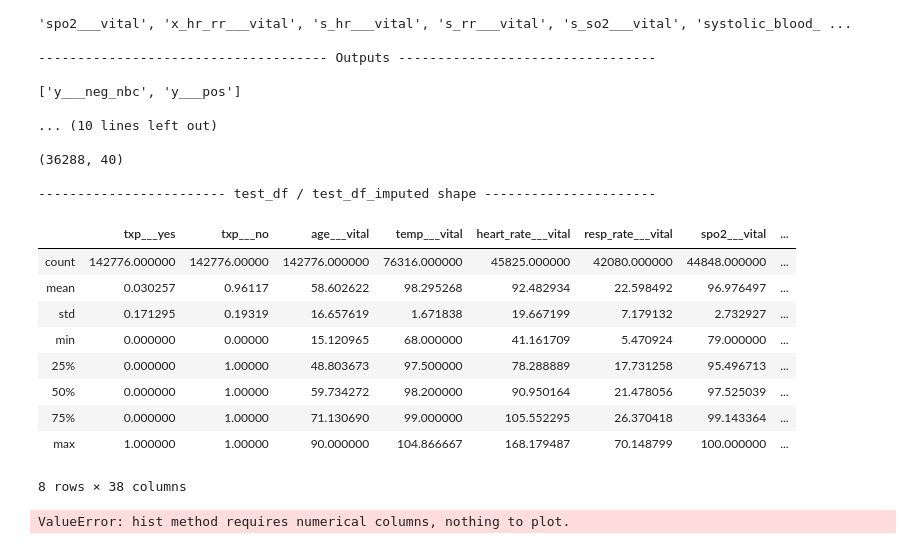
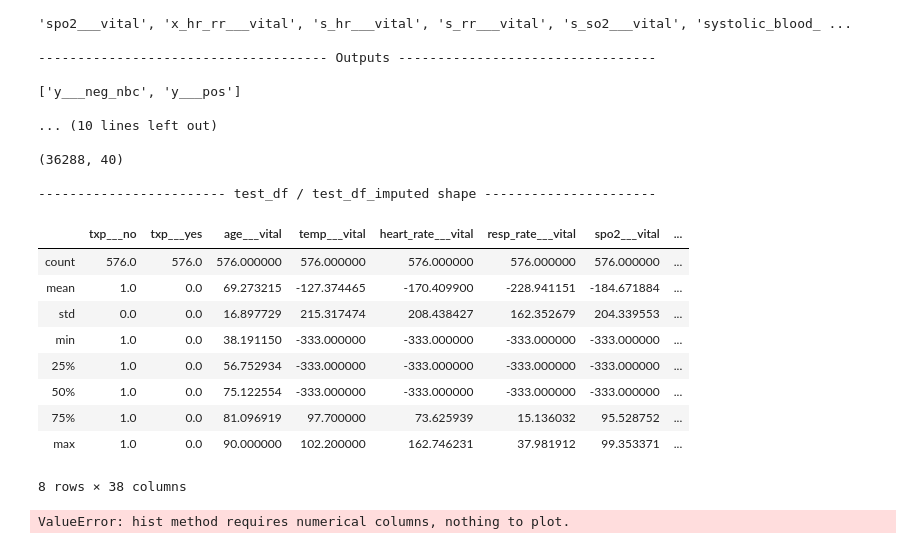
Before and after one commit to JiaxingQiu/FAIRStream, a Jupyter notebook: FAIRStream/tutorial_case6.ipynb, the cells around one changed output. Cells and saved outputs as stored; diff of their text form; code cells hidden in the pictures.

```diff
--- a/FAIRStream/tutorial_case6.ipynb
+++ b/FAIRStream/tutorial_case6.ipynb
@@ -112,17 +97,17 @@ bsi_stream.engineer.info()
 
 ------------------------ test_df / test_df_imputed shape ----------------------
 # %%
-bsi_stream.engineer.train_df.describe()
+bsi_stream.engineer.train_df_imputed.describe()
 # %% [output]
-|  | txp___yes | txp___no | age___vital | temp___vital | heart_rate___vital | resp_rate___vital | spo2___vital | ... |
-| count | 142776.000000 | 142776.00000 | 142776.000000 | 76316.000000 | 45825.000000 | 42080.000000 | 44848.000000 | ... |
-| mean | 0.030257 | 0.96117 | 58.602622 | 98.295268 | 92.482934 | 22.598492 | 96.976497 | ... |
-| std | 0.171295 | 0.19319 | 16.657619 | 1.671838 | 19.667199 | 7.179132 | 2.732927 | ... |
-| min | 0.000000 | 0.00000 | 15.120965 | 68.000000 | 41.161709 | 5.470924 | 79.000000 | ... |
-| 25% | 0.000000 | 1.00000 | 48.803673 | 97.500000 | 78.288889 | 17.731258 | 95.496713 | ... |
-| 50% | 0.000000 | 1.00000 | 59.734272 | 98.200000 | 90.950164 | 21.478056 | 97.525039 | ... |
-| 75% | 0.000000 | 1.00000 | 71.130690 | 99.000000 | 105.552295 | 26.370418 | 99.143364 | ... |
-| max | 1.000000 | 1.00000 | 90.000000 | 104.866667 | 168.179487 | 70.148799 | 100.000000 | ... |
+|  | txp___no | txp___yes | age___vital | temp___vital | heart_rate___vital | resp_rate___vital | spo2___vital | ... |
+| count | 576.0 | 576.0 | 576.000000 | 576.000000 | 576.000000 | 576.000000 | 576.000000 | ... |
+| mean | 1.0 | 0.0 | 69.273215 | -127.374465 | -170.409900 | -228.941151 | -184.671884 | ... |
+| std | 0.0 | 0.0 | 16.897729 | 215.317474 | 208.438427 | 162.352679 | 204.339553 | ... |
+| min | 1.0 | 0.0 | 38.191150 | -333.000000 | -333.000000 | -333.000000 | -333.000000 | ... |
+| 25% | 1.0 | 0.0 | 56.752934 | -333.000000 | -333.000000 | -333.000000 | -333.000000 | ... |
+| 50% | 1.0 | 0.0 | 75.122554 | -333.000000 | -333.000000 | -333.000000 | -333.000000 | ... |
+| 75% | 1.0 | 0.0 | 81.096919 | 97.700000 | 73.625939 | 15.136032 | 95.528752 | ... |
+| max | 1.0 | 0.0 | 90.000000 | 102.200000 | 162.746231 | 37.981912 | 99.353371 | ... |
 8 rows × 38 columns
 # %%
 df = bsi_stream.engineer.train_df
```
Also changed, not shown: parts of 1 cell of this notebook, 1 other file.
